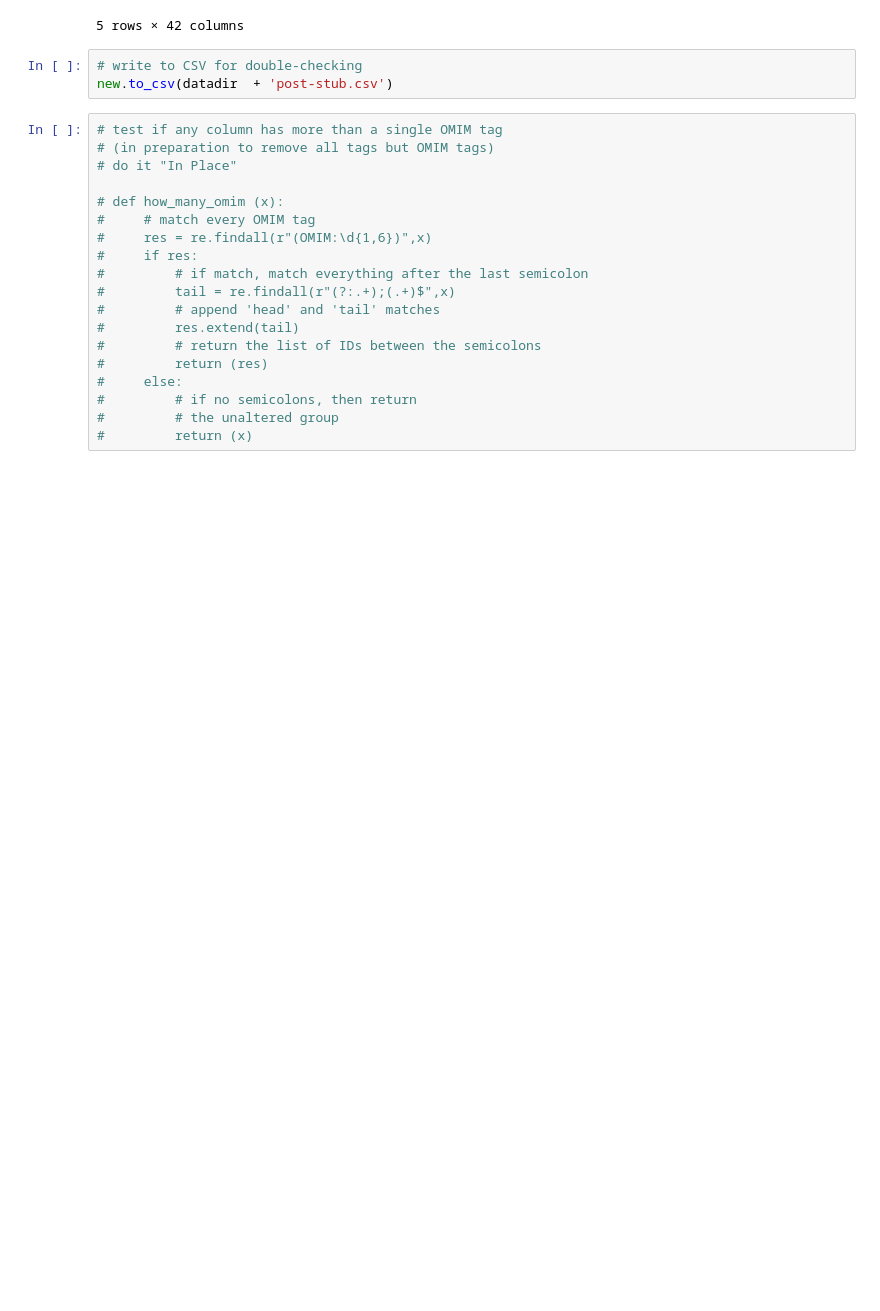
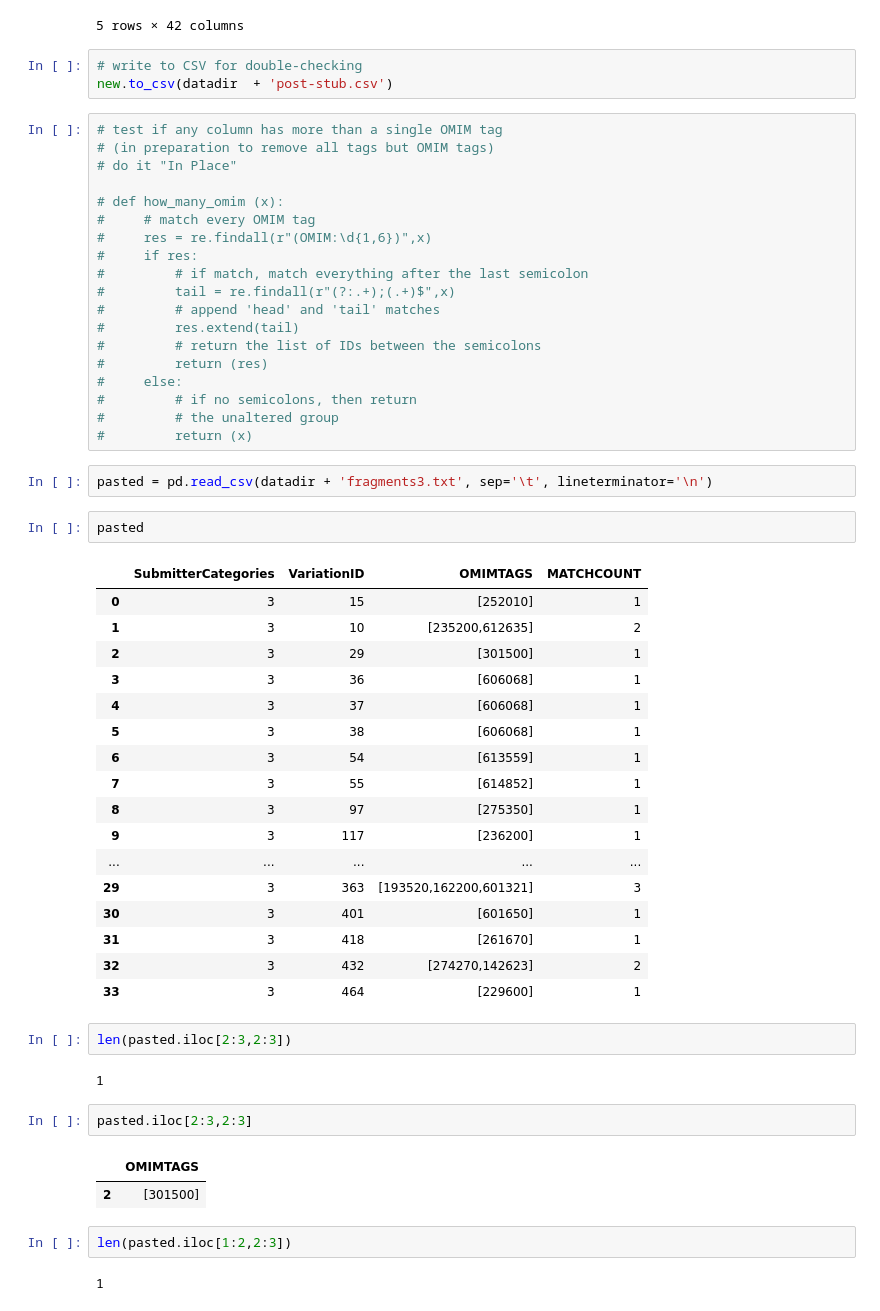
Before and after one commit to xthomas/dataviz, a Jupyter notebook: genomic_literacy/matching-tutorial.ipynb, the cells around one changed output. Drawn from its saved outputs; the diff is of its cells as text; blank space fills up the shorter version.

```diff
--- a/genomic_literacy/matching-tutorial.ipynb
+++ b/genomic_literacy/matching-tutorial.ipynb
@@ -379,3 +379,38 @@ new.to_csv(datadir  + 'post-stub.csv')
 #         # if no semicolons, then return
 #         # the unaltered group
 #         return (x)
+# %%
+pasted = pd.read_csv(datadir + 'fragments3.txt', sep='\t', lineterminator='\n')
+# %%
+pasted
+# %% [output]
+|  | SubmitterCategories | VariationID | OMIMTAGS | MATCHCOUNT |
+| 0 | 3 | 15 | [252010] | 1 |
+| 1 | 3 | 10 | [235200,612635] | 2 |
+| 2 | 3 | 29 | [301500] | 1 |
+| 3 | 3 | 36 | [606068] | 1 |
+| 4 | 3 | 37 | [606068] | 1 |
+| 5 | 3 | 38 | [606068] | 1 |
+| 6 | 3 | 54 | [613559] | 1 |
+| 7 | 3 | 55 | [614852] | 1 |
+| 8 | 3 | 97 | [275350] | 1 |
+| 9 | 3 | 117 | [236200] | 1 |
+| ... | ... | ... | ... | ... |
+| 29 | 3 | 363 | [193520,162200,601321] | 3 |
+| 30 | 3 | 401 | [601650] | 1 |
+| 31 | 3 | 418 | [261670] | 1 |
+| 32 | 3 | 432 | [274270,142623] | 2 |
+| 33 | 3 | 464 | [229600] | 1 |
+# %%
+len(pasted.iloc[2:3,2:3])
+# %% [output]
+1
+# %%
+pasted.iloc[2:3,2:3]
+# %% [output]
+|  | OMIMTAGS |
+| 2 | [301500] |
+# %%
+len(pasted.iloc[1:2,2:3])
+# %% [output]
+1
```
Also changed, not shown: parts of 12 cells of this notebook, 2 other files.
